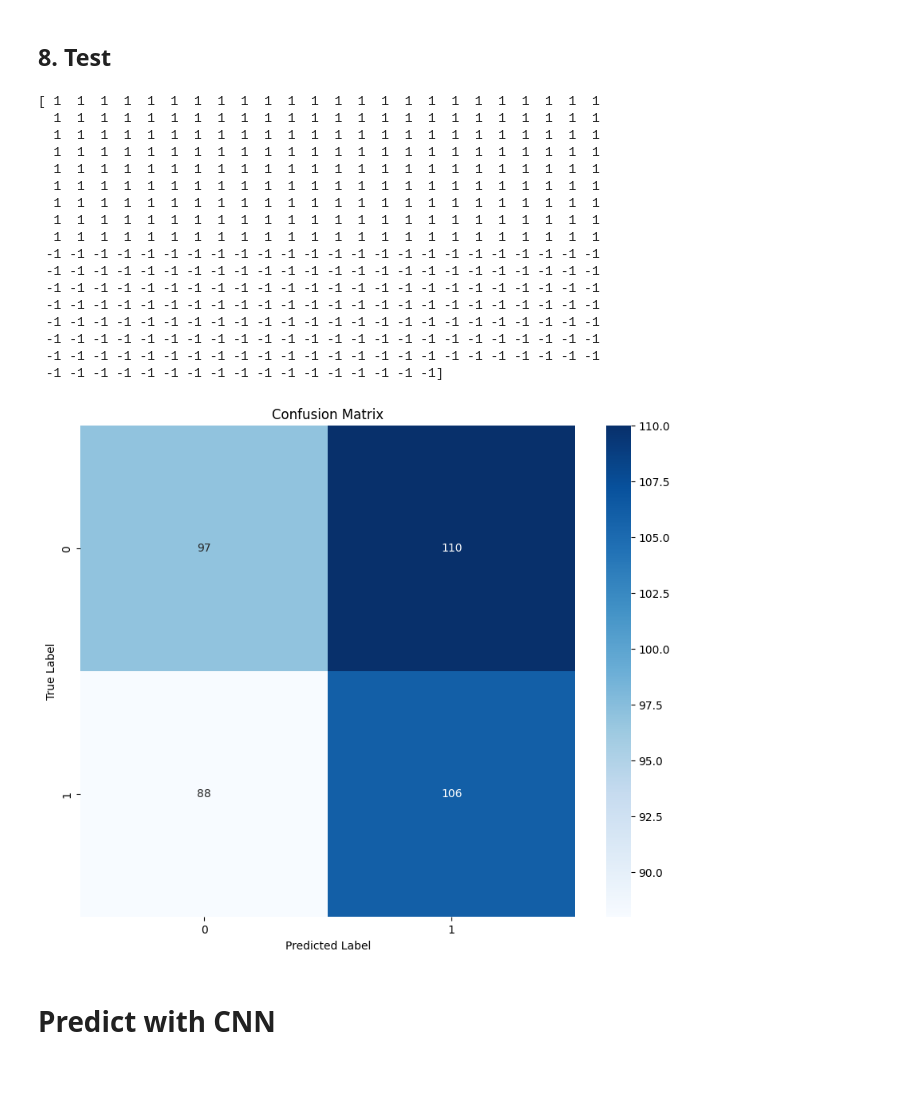
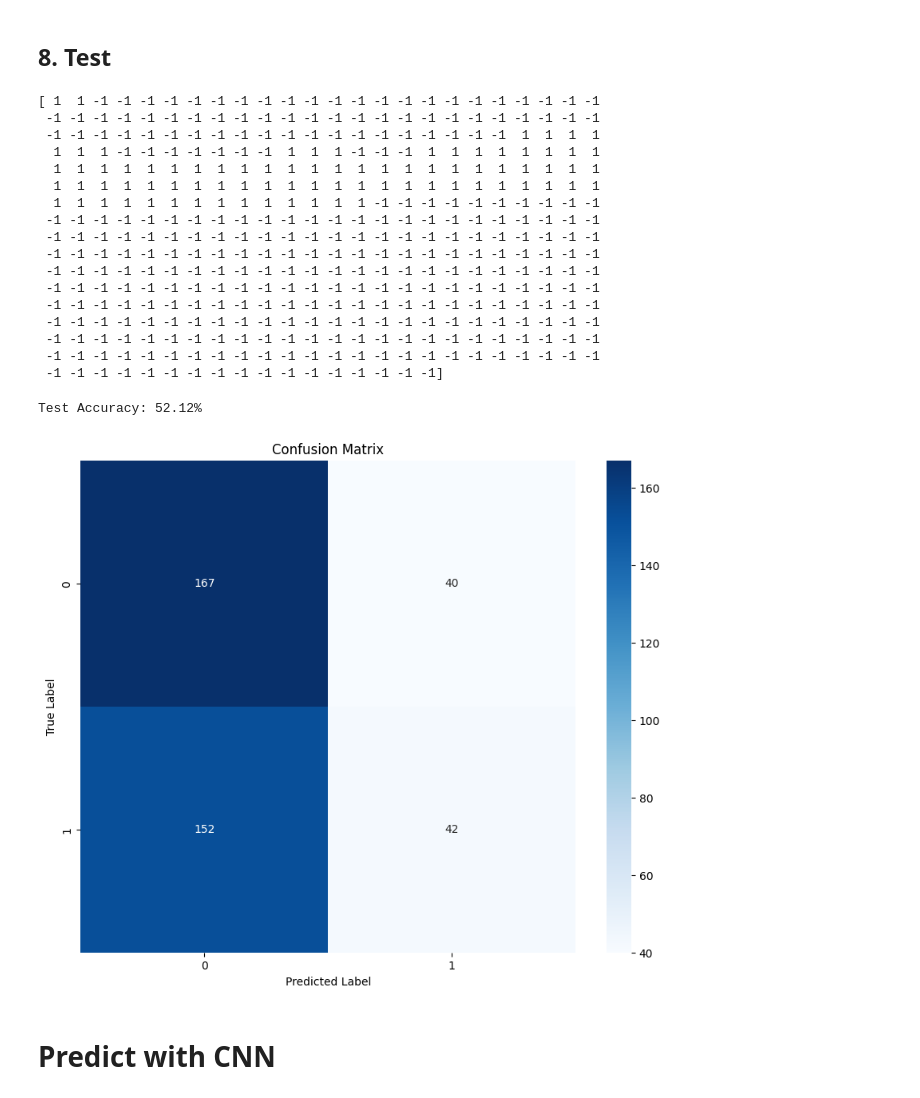
Before and after one commit to abdipourasl/Deep-Learning-1402, a Jupyter notebook: DL5.ipynb, the cells around one changed output. Drawn from its saved outputs; the diff is of its cells as text; code cells hidden in the pictures.

```diff
--- a/DL5.ipynb
+++ b/DL5.ipynb
@@ -98,7 +99,7 @@ labels = np.where(merged_Foolad[1:] >= merged_Foolad[:-1], 1, 0)
 
 
 # concatenate them
-data = np.vstack((merged_Foolad[:-1],merged_All[:-1],merged_HamVazn[:-1],common_dates[:-1],labels[:]))
+data = np.vstack((merged_Foolad[1:],merged_All[1:],merged_HamVazn[1:],common_dates[1:],labels[:]))
 
 print(data.shape)
 data
@@ -227,21 +227,20 @@ with torch.no_grad():
     test_outputs = model(X_test.float())
     predicted_labels = torch.argmax(test_outputs, dim=1).numpy()
 
-# Print or use 'predicted_labels' for further analysis
 predicted_labels = np.where(predicted_labels == 0 ,-1,1)
 y_test = np.where(y_test == 0 ,-1,1)
 
 print(predicted_labels)
 # %% [output]
-[ 1  1  1  1  1  1  1  1  1  1  1  1  1  1  1  1  1  1  1  1  1  1  1  1
+[ 1  1 -1 -1 -1 -1 -1 -1 -1 -1 -1 -1 -1 -1 -1 -1 -1 -1 -1 -1 -1 -1 -1 -1
+ -1 -1 -1 -1 -1 -1 -1 -1 -1 -1 -1 -1 -1 -1 -1 -1 -1 -1 -1 -1 -1 -1 -1 -1
+ -1 -1 -1 -1 -1 -1 -1 -1 -1 -1 -1 -1 -1 -1 -1 -1 -1 -1 -1 -1  1  1  1  1
+  1  1  1 -1 -1 -1 -1 -1 -1 -1  1  1  1 -1 -1 -1  1  1  1  1  1  1  1  1
   1  1  1  1  1  1  1  1  1  1  1  1  1  1  1  1  1  1  1  1  1  1  1  1
   1  1  1  1  1  1  1  1  1  1  1  1  1  1  1  1  1  1  1  1  1  1  1  1
-  1  1  1  1  1  1  1  1  1  1  1  1  1  1  1  1  1  1  1  1  1  1  1  1
-  1  1  1  1  1  1  1  1  1  1  1  1  1  1  1  1  1  1  1  1  1  1  1  1
-  1  1  1  1  1  1  1  1  1  1  1  1  1  1  1  1  1  1  1  1  1  1  1  1
-  1  1  1  1  1  1  1  1  1  1  1  1  1  1  1  1  1  1  1  1  1  1  1  1
-  1  1  1  1  1  1  1  1  1  1  1  1  1  1  1  1  1  1  1  1  1  1  1  1
-  1  1  1  1  1  1  1  1  1  1  1  1  1  1  1  1  1  1  1  1  1  1  1  1
+  1  1  1  1  1  1  1  1  1  1  1  1  1  1 -1 -1 -1 -1 -1 -1 -1 -1 -1 -1
+ -1 -1 -1 -1 -1 -1 -1 -1 -1 -1 -1 -1 -1 -1 -1 -1 -1 -1 -1 -1 -1 -1 -1 -1
+ -1 -1 -1 -1 -1 -1 -1 -1 -1 -1 -1 -1 -1 -1 -1 -1 -1 -1 -1 -1 -1 -1 -1 -1
  -1 -1 -1 -1 -1 -1 -1 -1 -1 -1 -1 -1 -1 -1 -1 -1 -1 -1 -1 -1 -1 -1 -1 -1
  -1 -1 -1 -1 -1 -1 -1 -1 -1 -1 -1 -1 -1 -1 -1 -1 -1 -1 -1 -1 -1 -1 -1 -1
  -1 -1 -1 -1 -1 -1 -1 -1 -1 -1 -1 -1 -1 -1 -1 -1 -1 -1 -1 -1 -1 -1 -1 -1
@@ -252,18 +251,24 @@ print(predicted_labels)
  -1 -1 -1 -1 -1 -1 -1 -1 -1 -1 -1 -1 -1 -1 -1 -1 -1]
 # %%
 from sklearn.metrics import confusion_matrix
+from sklearn.metrics import accuracy_score
+
 # a = np.array(*predicted_labels)
+test_accuracy = accuracy_score(y_test, predicted_labels)
+print(f'Test Accuracy: {100 * test_accuracy:.2f}%')
+
 conf_matrix = confusion_matrix(y_test, predicted_labels)
 import seaborn as sns
 # Plot confusion matrix
 plt.figure(figsize=(10, 8))
 sns.heatmap(conf_matrix, annot=True, fmt='d', cmap='Blues')
 plt.title('Confusion Matrix')
 plt.xlabel('Predicted Label')
 plt.ylabel('True Label')
 plt.show()
 # %% [output]
+Test Accuracy: 52.12%
-[figure, old version]
+[figure, new version]
 # %% [markdown]
 # Predict with CNN
 # %% [markdown]
```
Also changed, not shown: parts of 81 cells of this notebook.
